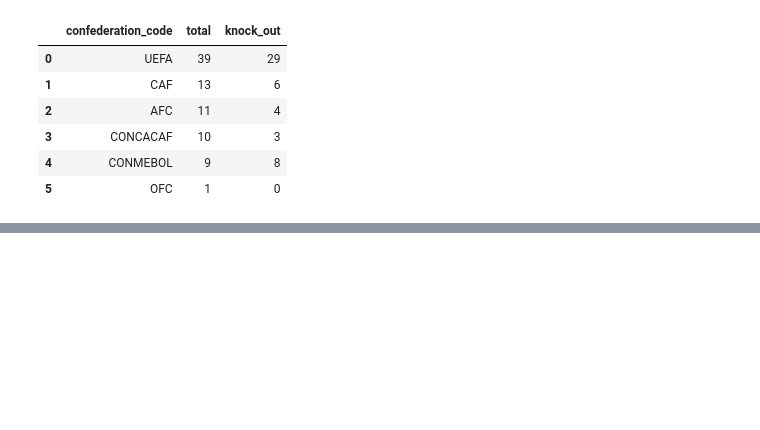
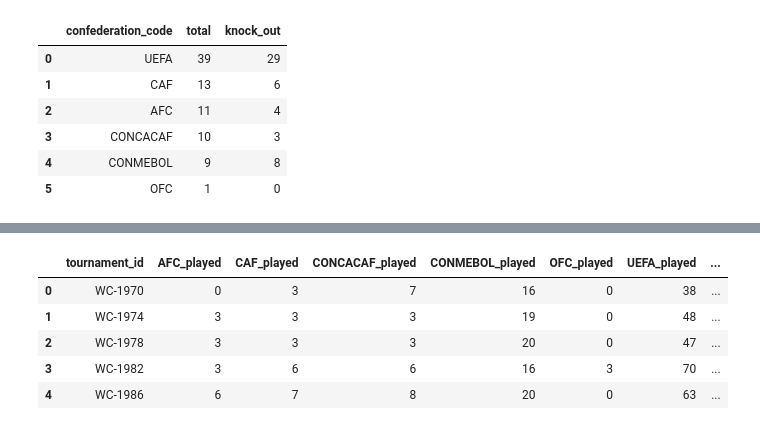
Before and after one commit to khuenlm/the-12th-man, a Jupyter notebook: notebooks/matches_eda.ipynb, the cells around one changed output, grey strips where cells are left out. Drawn from its saved outputs; the diff is of its cells as text; code cells hidden in the pictures; blank space fills up the shorter version.

```diff
--- a/notebooks/matches_eda.ipynb
+++ b/notebooks/matches_eda.ipynb
@@ -237,0 +272,4 @@ plt.savefig("../results/unique_team.png", bbox_inches = "tight")
+# %%
+df["win_team_name"] = df.apply(return_win_team, axis = 1)
+df["win_team_conf"] = df.apply(return_win_conf, axis = 1)
+df.head()
@@ -237,0 +284,9 @@ plt.savefig("../results/unique_team.png", bbox_inches = "tight")
+# %%
+# numbers of matches won by teams from each confederation
+
+win_by_conf = pd.DataFrame(df.groupby(["tournament_id", "win_team_conf"]).size().unstack().reset_index())
+win_by_conf = win_by_conf.fillna(0)
+win_by_conf["OFC"] = np.zeros(14)
+win_by_conf[['AFC', 'CAF', 'CONCACAF', 'CONMEBOL', 'OFC', 'UEFA']] = win_by_conf[['AFC', 'CAF', 'CONCACAF', 'CONMEBOL', 'OFC', 'UEFA']].astype(int)
+win_by_conf.columns = ["tournament_id", "AFC_win", "CAF_win", "CONCACAF_win", "CONMEBOL_win", "UEFA_win", "OFC_win"]
+win_by_conf.head()
@@ -237,0 +340,10 @@ plt.savefig("../results/unique_team.png", bbox_inches = "tight")
+# %%
+prop_by_conf = matches_by_conf.merge(win_by_conf, on = "tournament_id", how = "left")
+prop_by_conf.head()
+# %% [output]
+|  | tournament_id | AFC_played | CAF_played | CONCACAF_played | CONMEBOL_played | OFC_played | UEFA_played | ... |
+| 0 | WC-1970 | 0 | 3 | 7 | 16 | 0 | 38 | ... |
+| 1 | WC-1974 | 3 | 3 | 3 | 19 | 0 | 48 | ... |
+| 2 | WC-1978 | 3 | 3 | 3 | 20 | 0 | 47 | ... |
+| 3 | WC-1982 | 3 | 6 | 6 | 16 | 3 | 70 | ... |
+| 4 | WC-1986 | 6 | 7 | 8 | 20 | 0 | 63 | ... |
```
Also changed, not shown: parts of 18 cells of this notebook.
